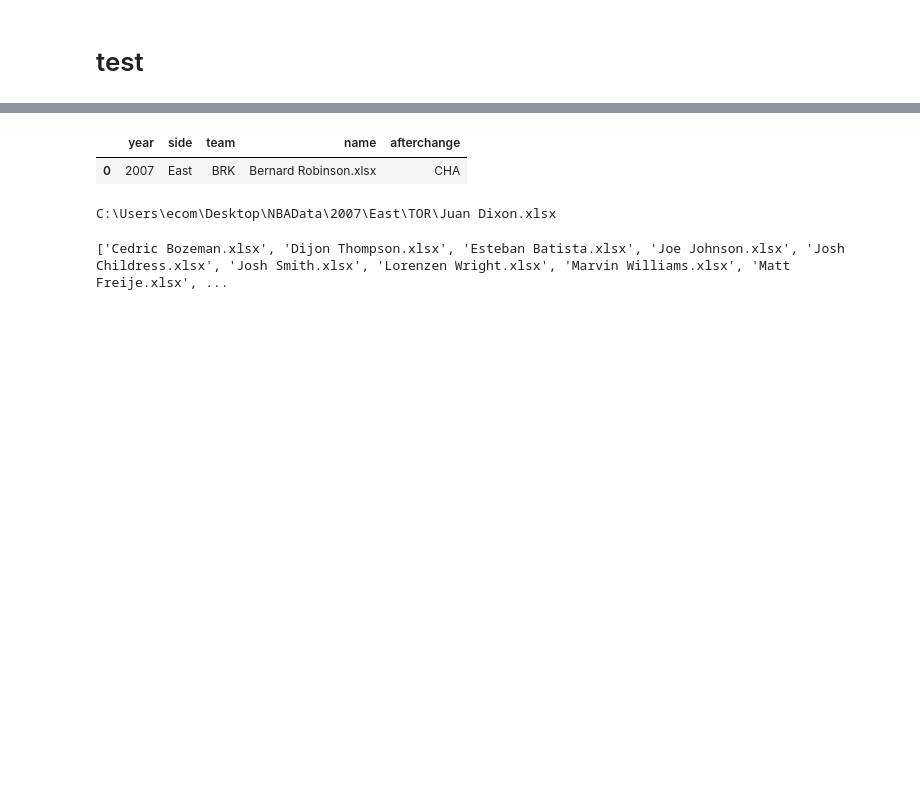
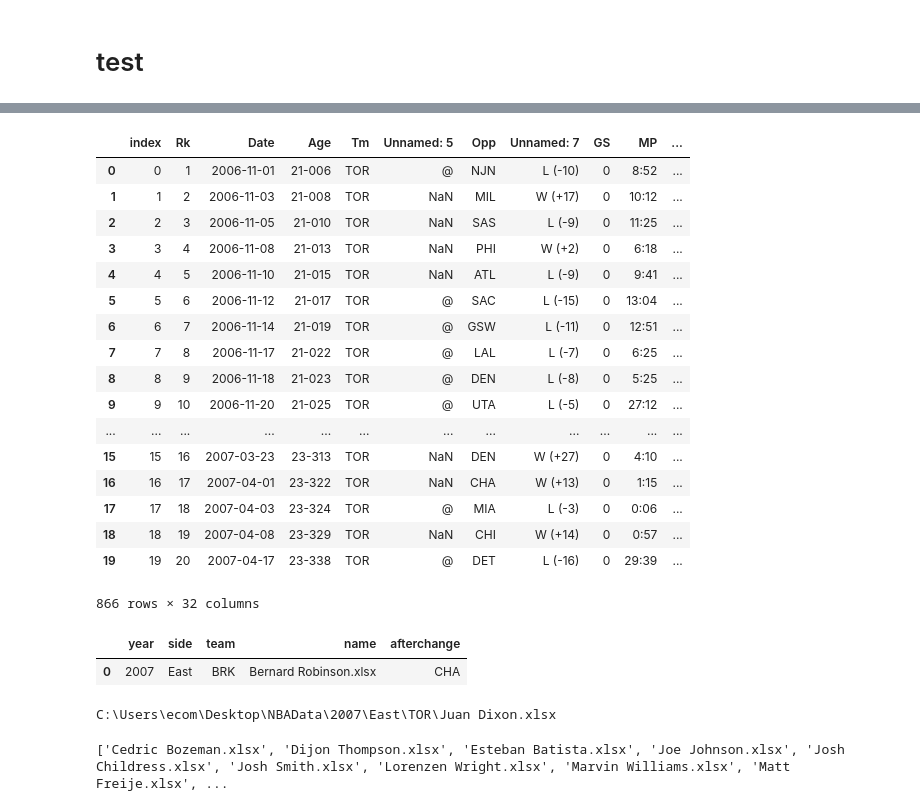
Before and after one commit to tsaiyefu/MyCode, a Jupyter notebook: NBA_Predict/NBA_Transaction_process.ipynb, the cells around one changed output, grey strips where cells are left out. Saved outputs shown, nothing was run; the diff lists cells and outputs as text; code cells hidden in the pictures; blank space fills up the shorter version.

```diff
--- a/NBA_Predict/NBA_Transaction_process.ipynb
+++ b/NBA_Predict/NBA_Transaction_process.ipynb
@@ -14,7 +97,8 @@ from selenium.webdriver.chrome.options import Options
 # %%
 tStart = time.time()
 table = pd.DataFrame(columns=['year', 'side', 'team', 'name', 'afterchange'])
-for i in range(2007, 2019):
+# for i in range(2007, 2019):
+for i in range(2019, 2020):
     mypath = 'C:\\Users\\ecom\\Desktop\\NBAData\\' + str(i)
     side = os.listdir(mypath)
     for j in side:
@@ -33,7 +117,7 @@ for i in range(2007, 2019):
                             table = table.append(bftable, ignore_index=True)
                 else:
                     continue
-table.to_excel('C:\\Users\\ecom\\Desktop\\NBAData\\changeteam.xlsx')
+table.to_excel('C:\\Users\\ecom\\Desktop\\NBAData\\2019_changeteam.xlsx')
 tEnd = time.time()
 print('Cost %f s' %(tEnd - tStart))
 # %% [output]
@@ -42,7 +126,7 @@ Cost 179.299760 s
 # change team process
 # %%
 tStart = time.time()
-f = open('changeteamlog.txt', 'w', encoding = 'UTF-8')
+f = open('C:\\Users\\ecom\\Desktop\\NBAData\\changeteamlog.txt', 'w', encoding = 'UTF-8')
 change = pd.read_excel('C:\\Users\\ecom\\Desktop\\NBAData\\changeteam.xlsx')
 for i in range(len(change)):
     clist = [change.team[i], change.afterchange[i]]
@@ -104,14 +188,14 @@ tStart = time.time()
 test = pd.read_excel('C:\\Users\\ecom\\Desktop\\NBAData\\2007\\East\\ATL\\Cedric Bozeman.xlsx')
 pp = list(test.columns)
 
-pdf = pd.read_excel('C:\\Users\\ecom\\Desktop\\NBAData\\playerList.xlsx')
-year = list(pdf.year.unique())
+# pdf = pd.read_excel('C:\\Users\\ecom\\Desktop\\NBAData\\playerList.xlsx')
+pdf = pd.read_excel('C:\\Users\\ecom\\Desktop\\NBAData\\2019_playerList.xlsx')
+year = [2019]
 team = list(pdf.team.unique())
 for i in year:
-    ydf = pdf.loc[pdf.year == i]
     for j in team:
         df = pd.DataFrame(columns=pp)
-        tdf = ydf.loc[ydf.team == j]
+        tdf = pdf.loc[pdf.team == j]
         s1 = tdf.side.unique()
         for si in s1:
             s = si
@@ -136,2 +213,13 @@ Cost 510.032305 s
 # %% [markdown]
 # test
+# %%
+test = pd.read_excel('C:\\Users\\ecom\\Desktop\\NBAData\\2007\\East\\TOR\\Andrea Bargnani.xlsx')
+mypath = 'C:\\Users\\ecom\\Desktop\\NBAData\\2007\\East\\TOR'
+files = os.listdir(mypath)
+df = pd.DataFrame(columns=test.columns)
+for k in files:
+    path = mypath + '\\' + k
+    perdf = pd.read_excel(path)
+    df = df.append(perdf, sort=False)
+    print(path)
+df.to_excel('C:\\Users\\ecom\\Desktop\\NBAData\\2007\\East\\TOR\\total.xlsx')
@@ -138,3 +244,24 @@ Cost 510.032305 s
+# %%
+df.drop(['G'], axis=1)
+# %% [output]
+|  | index | Rk | Date | Age | Tm | Unnamed: 5 | Opp | Unnamed: 7 | GS | MP | ... |
+| 0 | 0 | 1 | 2006-11-01 | 21-006 | TOR | @ | NJN | L (-10) | 0 | 8:52 | ... |
+| 1 | 1 | 2 | 2006-11-03 | 21-008 | TOR | NaN | MIL | W (+17) | 0 | 10:12 | ... |
+| 2 | 2 | 3 | 2006-11-05 | 21-010 | TOR | NaN | SAS | L (-9) | 0 | 11:25 | ... |
+| 3 | 3 | 4 | 2006-11-08 | 21-013 | TOR | NaN | PHI | W (+2) | 0 | 6:18 | ... |
+| 4 | 4 | 5 | 2006-11-10 | 21-015 | TOR | NaN | ATL | L (-9) | 0 | 9:41 | ... |
+| 5 | 5 | 6 | 2006-11-12 | 21-017 | TOR | @ | SAC | L (-15) | 0 | 13:04 | ... |
+| 6 | 6 | 7 | 2006-11-14 | 21-019 | TOR | @ | GSW | L (-11) | 0 | 12:51 | ... |
+| 7 | 7 | 8 | 2006-11-17 | 21-022 | TOR | @ | LAL | L (-7) | 0 | 6:25 | ... |
+| 8 | 8 | 9 | 2006-11-18 | 21-023 | TOR | @ | DEN | L (-8) | 0 | 5:25 | ... |
+| 9 | 9 | 10 | 2006-11-20 | 21-025 | TOR | @ | UTA | L (-5) | 0 | 27:12 | ... |
+| ... | ... | ... | ... | ... | ... | ... | ... | ... | ... | ... | ... |
+| 15 | 15 | 16 | 2007-03-23 | 23-313 | TOR | NaN | DEN | W (+27) | 0 | 4:10 | ... |
+| 16 | 16 | 17 | 2007-04-01 | 23-322 | TOR | NaN | CHA | W (+13) | 0 | 1:15 | ... |
+| 17 | 17 | 18 | 2007-04-03 | 23-324 | TOR | @ | MIA | L (-3) | 0 | 0:06 | ... |
+| 18 | 18 | 19 | 2007-04-08 | 23-329 | TOR | NaN | CHI | W (+14) | 0 | 0:57 | ... |
+| 19 | 19 | 20 | 2007-04-17 | 23-338 | TOR | @ | DET | L (-16) | 0 | 29:39 | ... |
+866 rows × 32 columns
 # %%
 bftable = pd.DataFrame([[i, j, k, l, c],], columns=['year', 'side', 'team', 'name', 'afterchange'])
 bftable
```
Also changed, not shown: parts of 8 cells of this notebook.
